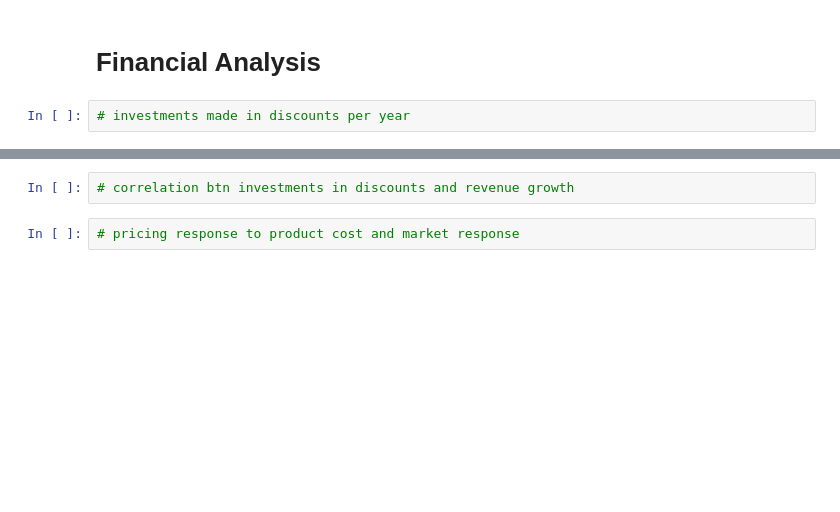
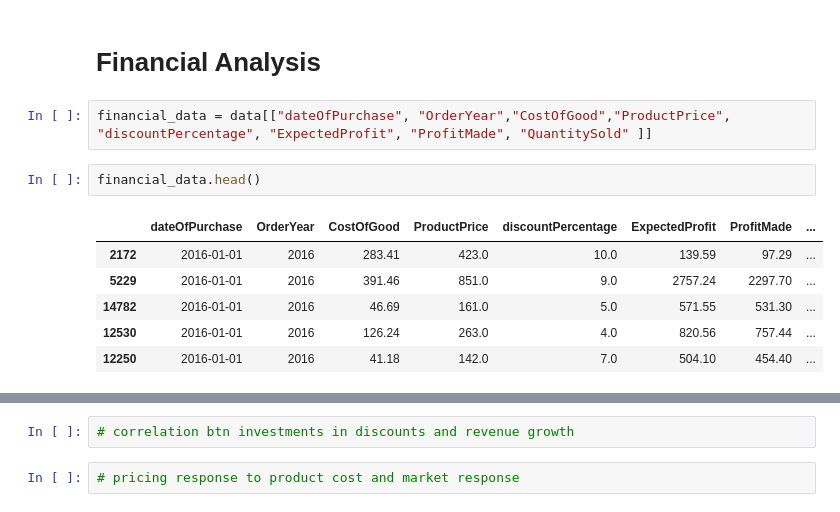
Before and after one commit to josephine-amponsah/ecommerce-data-analysis, a Jupyter notebook: notebooks/exploratory-analysis.ipynb, the cells around one changed output, grey strips where cells are left out. Saved outputs shown, nothing was run; the diff lists cells and outputs as text; blank space fills up the shorter version.

Commit message:
modified ExpectedProfit, created financial df

```diff
--- a/notebooks/exploratory-analysis.ipynb
+++ b/notebooks/exploratory-analysis.ipynb
@@ -449,4 +482,13 @@ plt.plot()
 # %% [markdown]
 # Financial Analysis
-# %%
-# investments made in discounts per year
+# %%
+financial_data = data[["dateOfPurchase", "OrderYear","CostOfGood","ProductPrice", "discountPercentage", "ExpectedProfit", "ProfitMade", "QuantitySold" ]]
+# %%
+financial_data.head()
+# %% [output]
+|  | dateOfPurchase | OrderYear | CostOfGood | ProductPrice | discountPercentage | ExpectedProfit | ProfitMade | ... |
+| 2172 | 2016-01-01 | 2016 | 283.41 | 423.0 | 10.0 | 139.59 | 97.29 | ... |
+| 5229 | 2016-01-01 | 2016 | 391.46 | 851.0 | 9.0 | 2757.24 | 2297.70 | ... |
+| 14782 | 2016-01-01 | 2016 | 46.69 | 161.0 | 5.0 | 571.55 | 531.30 | ... |
+| 12530 | 2016-01-01 | 2016 | 126.24 | 263.0 | 4.0 | 820.56 | 757.44 | ... |
+| 12250 | 2016-01-01 | 2016 | 41.18 | 142.0 | 7.0 | 504.10 | 454.40 | ... |
```
Also changed, not shown: parts of 13 cells of this notebook, 3 other files.
